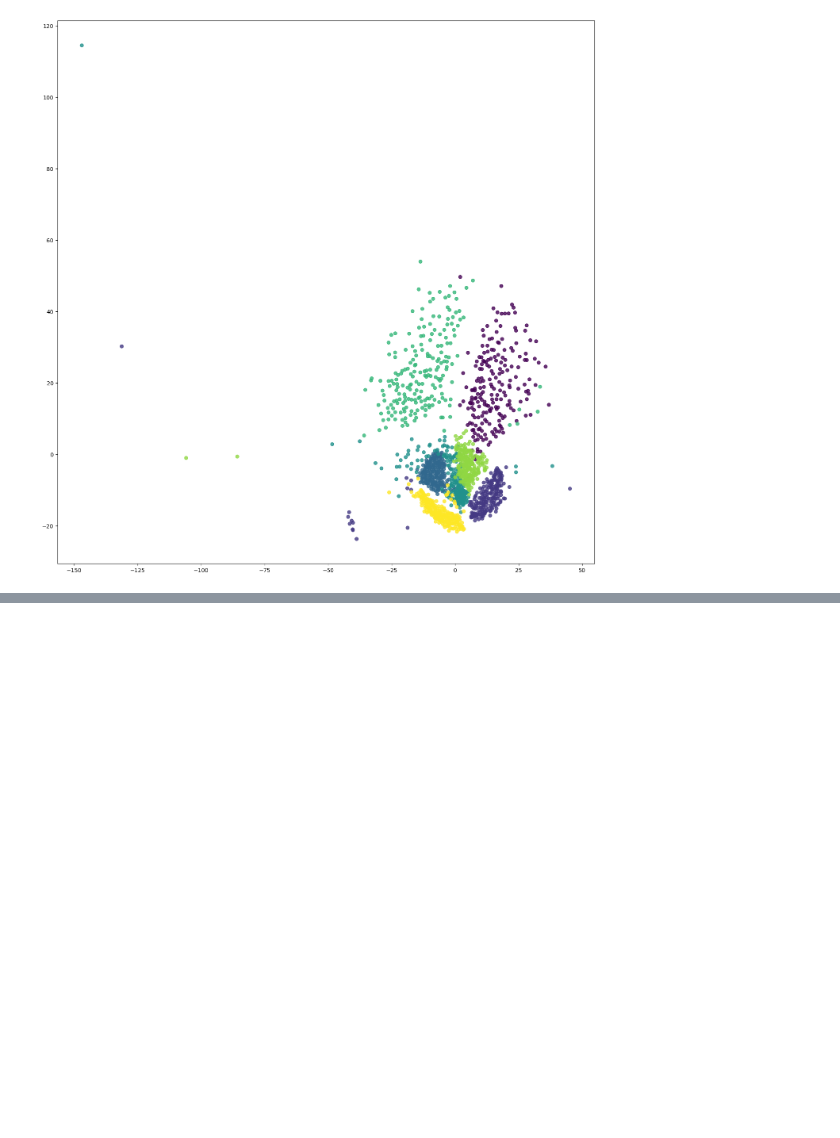
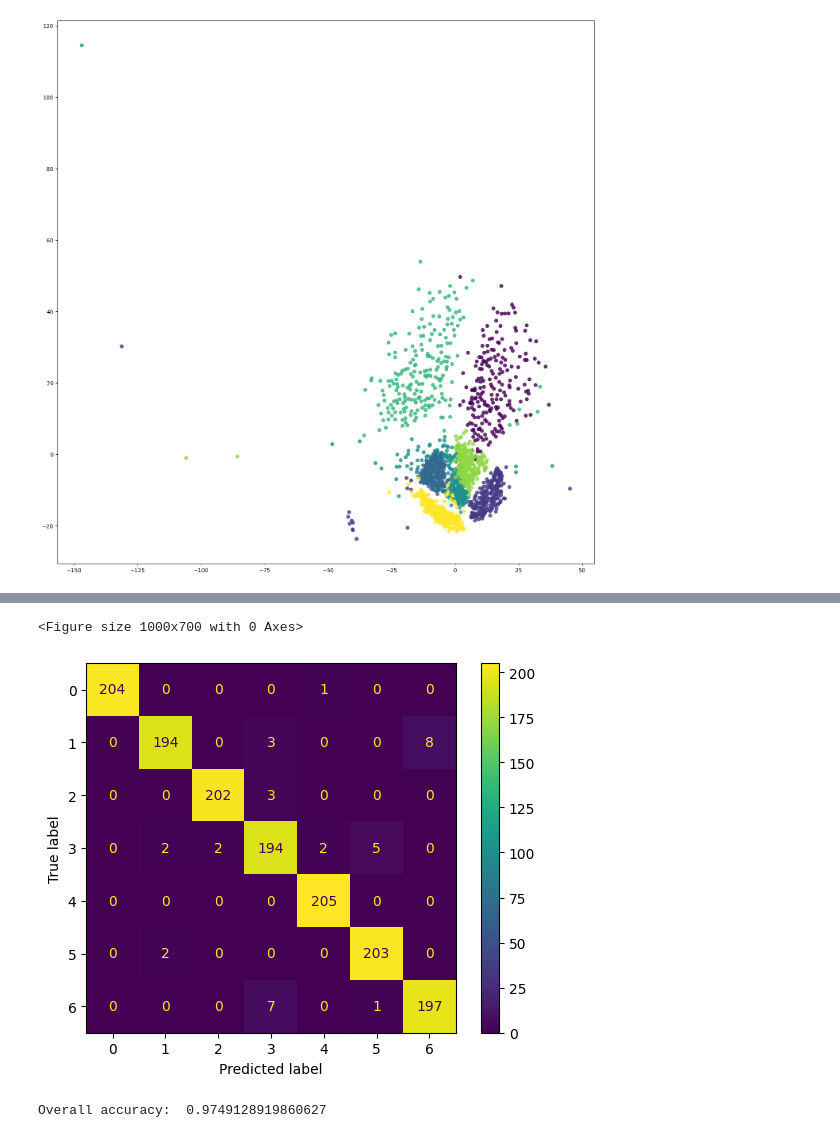
Before and after one commit to jinnalei/watches, a Jupyter notebook: code/dumb_classify.ipynb, the cells around one changed output, grey strips where cells are left out. Saved outputs shown, nothing was run; the diff lists cells and outputs as text; code cells hidden in the pictures; blank space fills up the shorter version.

```diff
--- a/code/dumb_classify.ipynb
+++ b/code/dumb_classify.ipynb
@@ -161,0 +181,18 @@ disp(crossValidate(X, y, trainGnb, testGnb))
+# %%
+# Multiclass RBF SVC
+from sklearn.multiclass import OneVsRestClassifier
+from sklearn.svm import SVC
+
+def trainLinSvms(X, y):
+    svms = OneVsRestClassifier(SVC(kernel='rbf', C=2, gamma='scale'))
+    return svms.fit(X, y)
+
+def testLinSvms(X, model):
+    predicted = model.predict(X)
+    return predicted
+
+disp(crossValidate(X_coarse, y, trainLinSvms, testLinSvms))
+# %% [output]
+<Figure size 1000x700 with 0 Axes>
+[figure, added]
+Overall accuracy:  0.9749128919860627
```
Also changed, not shown: parts of 6 cells of this notebook.
